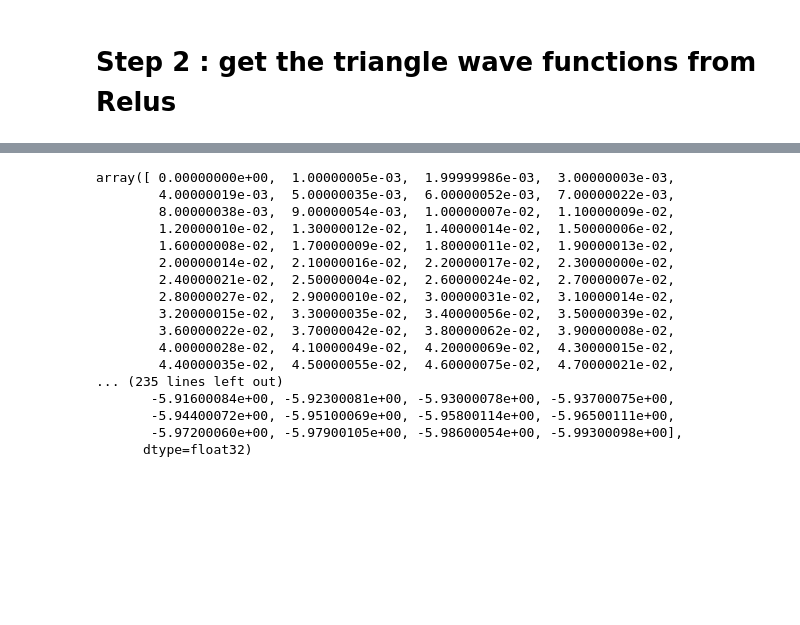
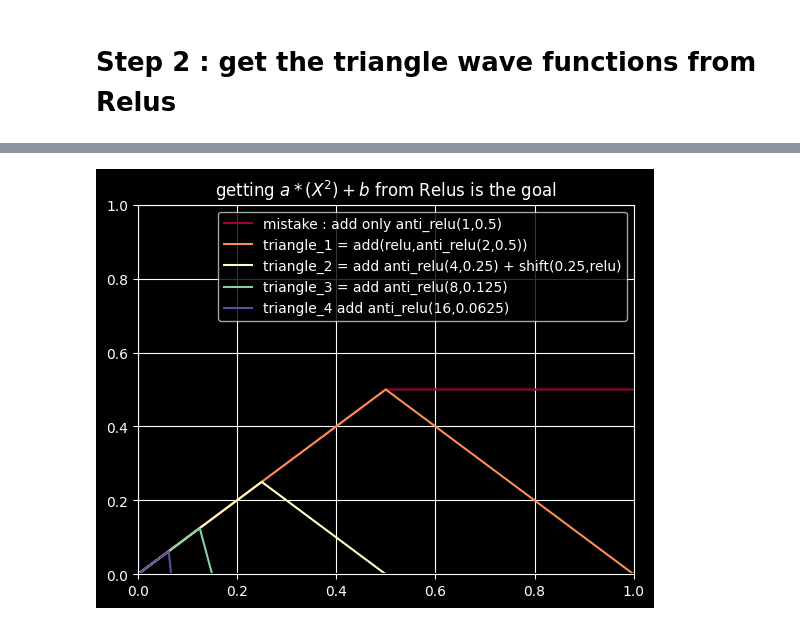
Before and after one commit to Hadrien-Cornier/cool-nn-stuff, a Jupyter notebook: polynomials_from_relus.ipynb, the cells around one changed output, grey strips where cells are left out. Cells and saved outputs as stored; diff of their text form; code cells hidden in the pictures; blank space fills up the shorter version.

```diff
--- a/polynomials_from_relus.ipynb
+++ b/polynomials_from_relus.ipynb
@@ -160,20 +149,29 @@ plt.show()
-# %%
-triangle_3 #42
-# %% [output]
-array([ 0.00000000e+00,  1.00000005e-03,  1.99999986e-03,  3.00000003e-03,
-        4.00000019e-03,  5.00000035e-03,  6.00000052e-03,  7.00000022e-03,
-        8.00000038e-03,  9.00000054e-03,  1.00000007e-02,  1.10000009e-02,
-        1.20000010e-02,  1.30000012e-02,  1.40000014e-02,  1.50000006e-02,
-        1.60000008e-02,  1.70000009e-02,  1.80000011e-02,  1.90000013e-02,
-        2.00000014e-02,  2.10000016e-02,  2.20000017e-02,  2.30000000e-02,
-        2.40000021e-02,  2.50000004e-02,  2.60000024e-02,  2.70000007e-02,
-        2.80000027e-02,  2.90000010e-02,  3.00000031e-02,  3.10000014e-02,
-        3.20000015e-02,  3.30000035e-02,  3.40000056e-02,  3.50000039e-02,
-        3.60000022e-02,  3.70000042e-02,  3.80000062e-02,  3.90000008e-02,
-        4.00000028e-02,  4.10000049e-02,  4.20000069e-02,  4.30000015e-02,
-        4.40000035e-02,  4.50000055e-02,  4.60000075e-02,  4.70000021e-02,
-... (235 lines left out)
-       -5.91600084e+00, -5.92300081e+00, -5.93000078e+00, -5.93700075e+00,
-       -5.94400072e+00, -5.95100069e+00, -5.95800114e+00, -5.96500111e+00,
-       -5.97200060e+00, -5.97900105e+00, -5.98600054e+00, -5.99300098e+00],
-      dtype=float32)
+# %%
+X = Tensor.arange(0,1,0.001)
+
+# X.numpy() = relu(X).numpy()) # relu : the starting point
+
+prt(add(relu,minus(shift(0.5,relu)))(X).numpy(), "mistake : add only anti_relu(1,0.5)", color=color_cycle(0.0))
+
+# We cut in half the frist relu and create a triangle
+triangle_1 = add(relu,anti_relu(2,0.5))
+
+prt(triangle_1(X).numpy(), "triangle_1 = add(relu,anti_relu(2,0.5))", color=color_cycle(0.25))
+
+triangle_2 = add(add(triangle_1,anti_relu(4,0.25)),mul(2,shift(0.25,relu)))
+
+prt(triangle_2(X).numpy(), "triangle_2 = add anti_relu(4,0.25) + shift(0.25,relu)", color=color_cycle(0.5))
+
+triangle_3 = add(add(triangle_2,anti_relu(8,0.125)),mul(2,shift(0.125,relu)))
+
+prt(triangle_3(X).numpy(), "triangle_3 = add anti_relu(8,0.125)", color=color_cycle(0.75))
+
+triangle_4 = add(add(triangle_3,anti_relu(16,0.0625)),mul(2,shift(0.0625,relu)))
+
+prt(triangle_4(X).numpy(), "triangle_4 add anti_relu(16,0.0625)", color=color_cycle(1.0))
+
+plt_setup()
+plt.legend(loc='best')
+plt.show()
+# %% [output]
+[figure, added]
```
Also changed, not shown: parts of 1 cell of this notebook.
